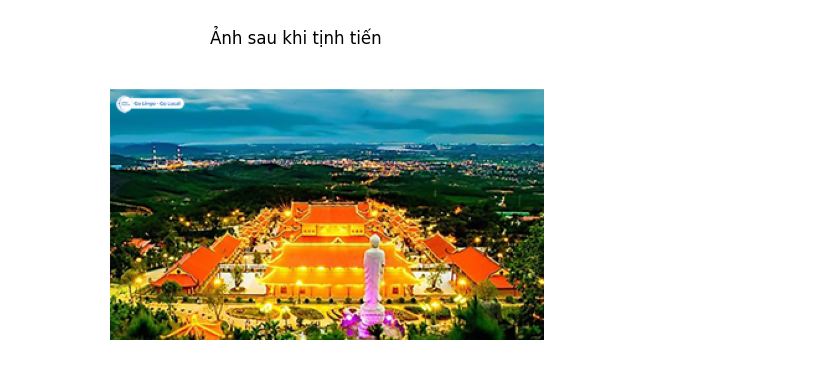
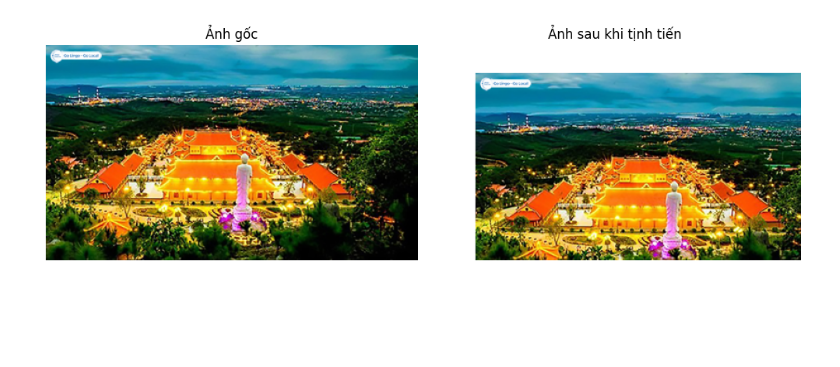
Before and after one commit to QuangVu15/XLA_buoi3, a Jupyter notebook: B5.ipynb, the cells around one changed output. Saved outputs shown, nothing was run; the diff lists cells and outputs as text; code cells hidden in the pictures; blank space fills up the shorter version.

```diff
--- a/B5.ipynb
+++ b/B5.ipynb
@@ -43,70 +43,78 @@ def wave_transform(image, amplitude=10, frequency=0.05):
         warped[..., c] = map_coordinates(image[..., c], coords, order=1, mode='reflect').reshape(H, W)
     return warped
 
-def transformation_menu():
-    img = resize_image(select_image())
+# ========== MENU CHÍNH ========== #
+def main_menu():
+    while True:
+        img = resize_image(select_image())  # chọn ảnh mỗi lần đầu
+        while True:
+            print("\nChọn phép biến đổi:")
+            print("1. Tịnh tiến")
+            print("2. Xoay")
+            print("3. Zoom")
+            print("4. Làm mờ Gaussian")
+            print("5. Biến đổi sóng")
+            print("6. Đổi ảnh khác")
+            print("7. Thoát chương trình")
 
-    print("\nChọn phép biến đổi:")
-    print("1. Tịnh tiến")
-    print("2. Xoay")
-    print("3. Zoom")
-    print("4. Làm mờ Gaussian")
-    print("5. Biến đổi sóng")
-    choice = input("Nhập lựa chọn (1-5): ")
+            choice = input("Nhập lựa chọn (1-7): ")
 
-    if choice == "1":
-        dx = int(input("Nhập số pixel tịnh tiến theo x: "))
-        dy = int(input("Nhập số pixel tịnh tiến theo y: "))
-        h, w = img.shape[:2]
-        result = np.ones_like(img) * 255
-        result[dy:h, dx:w] = img[0:h-dy, 0:w-dx]
-        show_result("Ảnh sau khi tịnh tiến", result)
+            if choice == "1":
+                dx = int(input("Nhập số pixel tịnh tiến theo x: "))
+                dy = int(input("Nhập số pixel tịnh tiến theo y: "))
+                h, w = img.shape[:2]
+                result = np.ones_like(img) * 255
+                result[dy:h, dx:w] = img[0:h-dy, 0:w-dx]
+                show_comparison(img, result, "Ảnh sau khi tịnh tiến")
 
-    elif choice == "2":
-        angle = float(input("Nhập góc xoay (độ): "))
-        reshape = input("Giữ kích thước ảnh gốc? (y/n): ").lower() == 'n'
-        result = rotate(img, angle=angle, reshape=reshape, mode='reflect')
-        show_result("Ảnh sau khi xoay", result)
+            elif choice == "2":
+                angle = float(input("Nhập góc xoay (độ): "))
+                reshape = input("Giữ kích thước ảnh gốc? (y/n): ").lower() == 'n'
+                result = rotate(img, angle=angle, reshape=reshape, mode='reflect')
+                show_comparison(img, result, "Ảnh sau khi xoay")
 
-    elif choice == "3":
-        factor = float(input("Nhập hệ số zoom (ví dụ: 1.5): "))
-        result = zoom(img, (factor, factor, 1))
-        show_result("Ảnh sau khi zoom", result)
+            elif choice == "3":
+                factor = float(input("Nhập hệ số zoom (ví dụ: 1.5): "))
+                result = zoom(img, (factor, factor, 1))
+                show_comparison(img, result, "Ảnh sau khi zoom")
 
-    elif choice == "4":
-        sigma = float(input("Nhập giá trị sigma (độ làm mờ): "))
-        result = gaussian_filter(img, sigma=(sigma, sigma, 0))
-        show_result("Ảnh làm mờ Gaussian", result)
+            elif choice == "4":
+                sigma = float(input("Nhập giá trị sigma (độ làm mờ): "))
+                result = gaussian_filter(img, sigma=(sigma, sigma, 0))
+                show_comparison(img, result, "Ảnh làm mờ Gaussian")
 
-    elif choice == "5":
-        amp = float(input("Nhập biên độ sóng (amplitude): "))
-        result = wave_transform(img, amplitude=amp)
-        show_result("Ảnh sau biến đổi sóng", result)
+            elif choice == "5":
+                amp = float(input("Nhập biên độ sóng (amplitude): "))
+                result = wave_transform(img, amplitude=amp)
+                show_comparison(img, result, "Ảnh sau biến đổi sóng")
 
-    else:
-        print("❌ Lựa chọn không hợp lệ.")
-        return None, None
+            elif choice == "6":
+                print("🔄 Đổi sang ảnh khác.")
+                break  # Thoát vòng lặp trong để chọn lại ảnh mới
 
-    return img, result
+            elif choice == "7":
+                print("✅ Thoát chương trình.")
+                return  # Thoát khỏi cả 2 vòng lặp
 
-# Chạy
-img, result = transformation_menu()
+            else:
+                print("❌ Lựa chọn không hợp lệ.")
 
-# So sánh nếu kết quả hợp lệ
-if img is not None and result is not None:
+def show_comparison(original, transformed, title_result):
     plt.figure(figsize=(10, 4))
     plt.subplot(1, 2, 1)
-    plt.imshow(img)
+    plt.imshow(original)
     plt.title("Ảnh gốc")
     plt.axis('off')
 
     plt.subplot(1, 2, 2)
-    plt.imshow(result)
-    plt.title("Ảnh sau biến đổi")
+    plt.imshow(transformed)
+    plt.title(title_result)
     plt.axis('off')
-
     plt.tight_layout()
     plt.show()
+
+# ======= Chạy chương trình ======= #
+main_menu()
 # %% [output]
 Chọn ảnh:
 1: exercise/pagoda.jpg
@@ -122 +132 @@ Chọn phép biến đổi:
-[figure, old version]
+[figure, new version]
```
Also changed, not shown: parts of 1 cell of this notebook.
